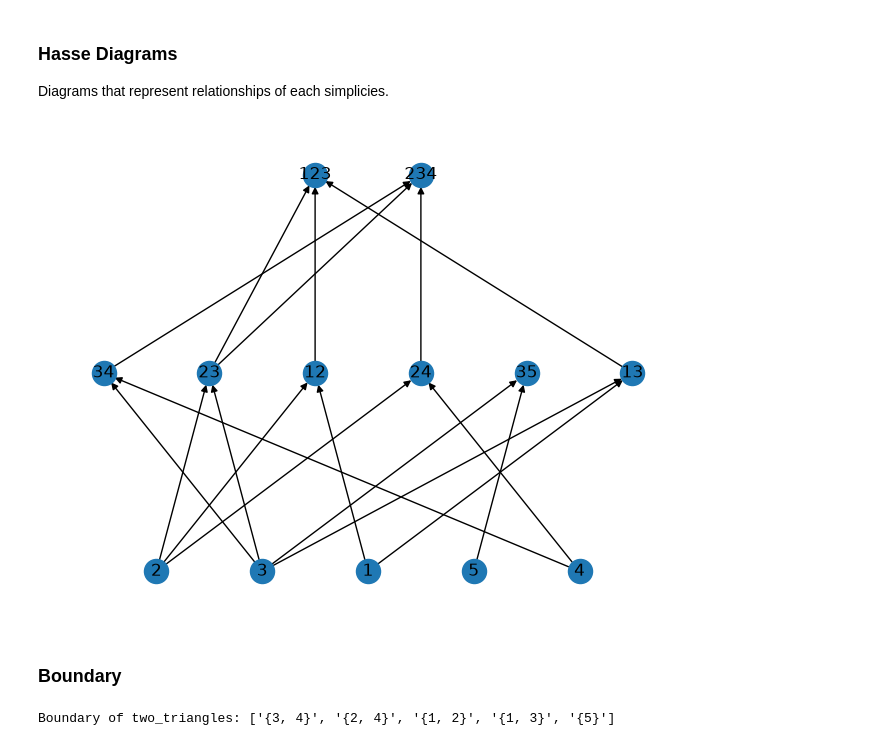
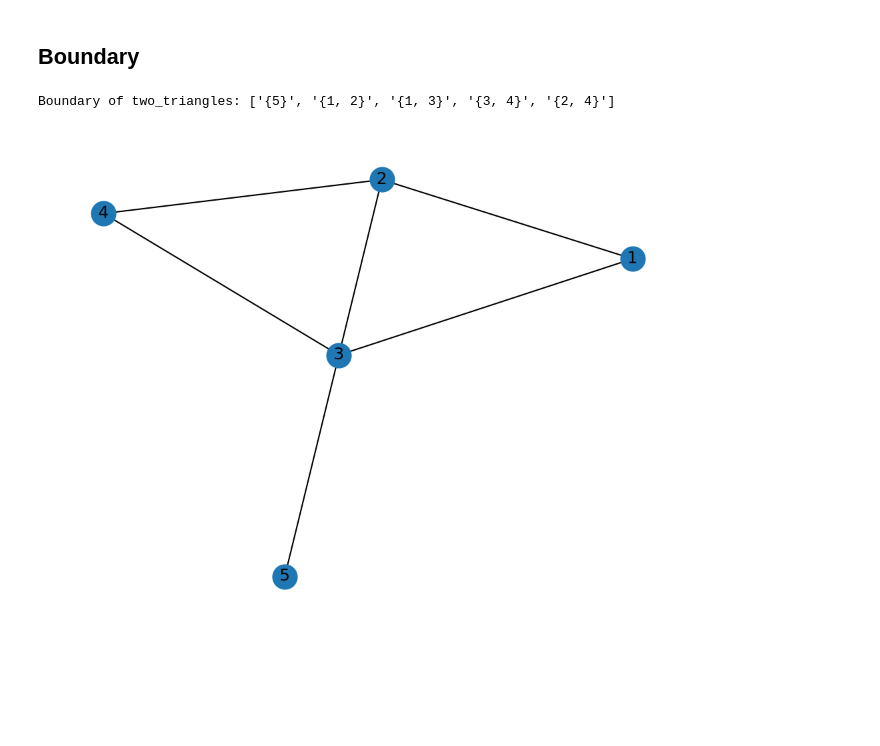
Before and after one commit to ryanj-0/simplicial_complex_proj, a Jupyter notebook: simplicial_complex.ipynb, the cells around one changed output. Drawn from its saved outputs; the diff is of its cells as text; code cells hidden in the pictures; blank space fills up the shorter version.

```diff
--- a/simplicial_complex.ipynb
+++ b/simplicial_complex.ipynb
@@ -70,16 +164,11 @@ A $\sigma \in K$ is a _facet_ if $\sigma$ is maxial. That is, $\nexists \tau \in
-# %% [markdown]
-### Hasse Diagrams
-Diagrams that represent relationships of each simplicies.
-# %%
-two_triangles.draw_hasse()
-# %% [output]
-[figure, removed]
 # %% [markdown]
-### Boundary
+## Boundary
 # %%
 print(f"Boundary of two_triangles: {two_triangles.boundary_k()}")
+two_triangles.s_complex_graph()
 # %% [output]
-Boundary of two_triangles: ['{3, 4}', '{2, 4}', '{1, 2}', '{1, 3}', '{5}']
+Boundary of two_triangles: ['{5}', '{1, 2}', '{1, 3}', '{3, 4}', '{2, 4}']
+[figure, added]
 # %%
 # Tetrahedron/Sphere
 sphere = SimplicialComplex([(1,2,3),(1,2,4),(1,3,4), (2,3,4)])
```
Also changed, not shown: parts of 16 cells of this notebook, 1 other file.
